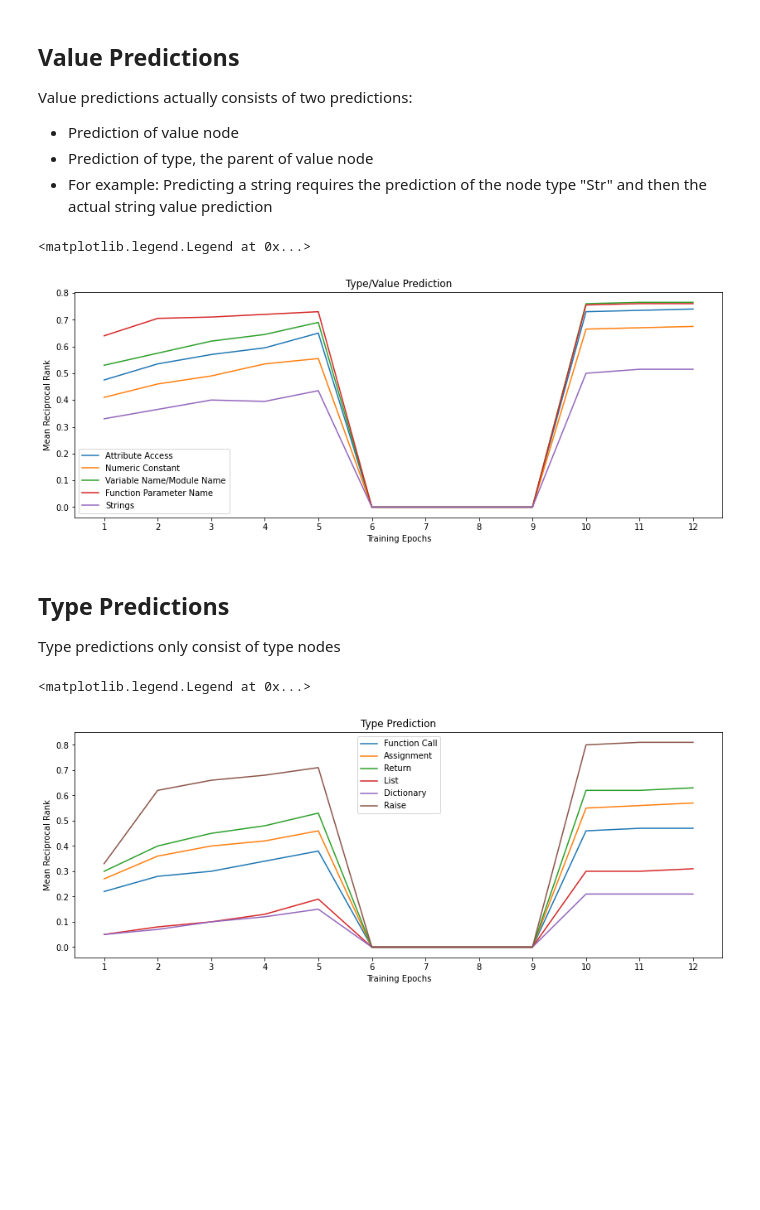
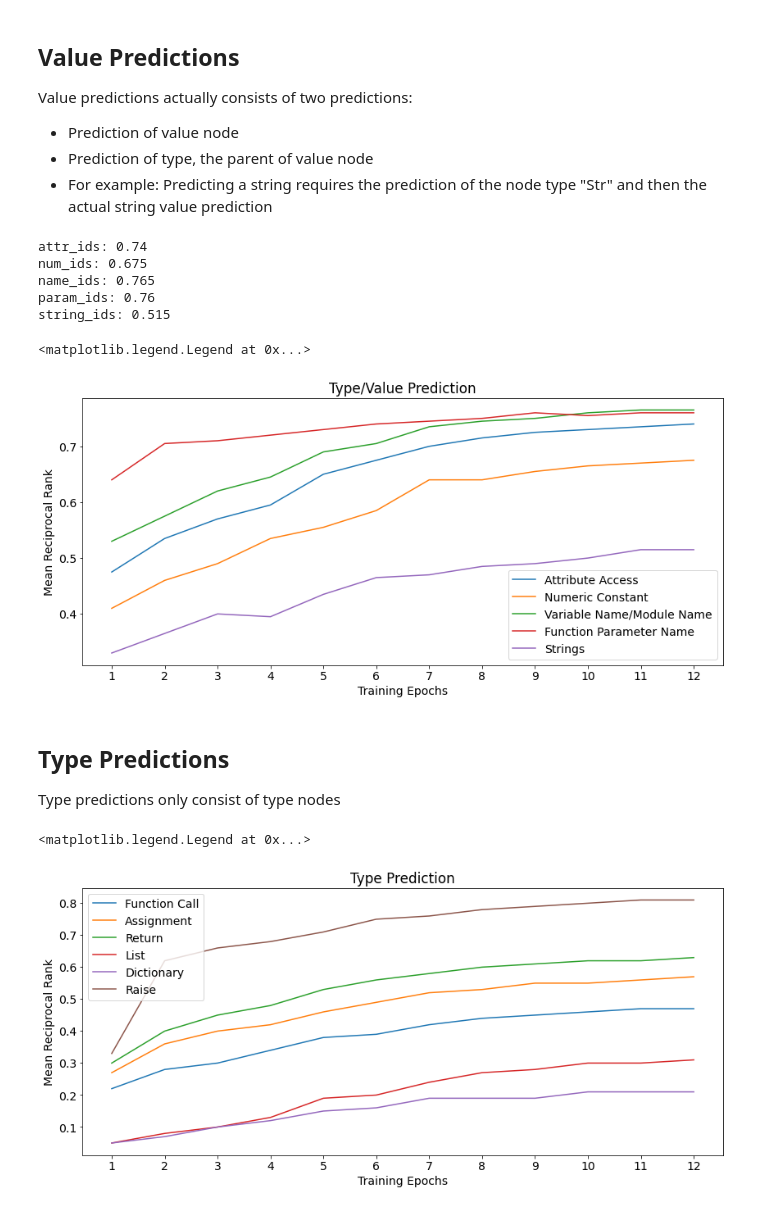
Before and after one commit to llhzm12128/llh-code-prediction-transformer, a Jupyter notebook: rq1.ipynb, the cells around one changed output. Saved outputs shown, nothing was run; the diff lists cells and outputs as text; code cells hidden in the pictures; blank space fills up the shorter version.

```diff
--- a/rq1.ipynb
+++ b/rq1.ipynb
@@ -57,65 +57,72 @@ Epoch 11 model: 2:21h
 
 Epoch 12 model: 2:20h
 # %%
+import pickle
 # Fill list and visualize
 # string_ids is new
 value_scores = {
     "attr_ids": {
-        "t_score": [0.87, 0.96, 0.98, 0.95, 0.96, 0, 0, 0, 0, 0.99, 0.99, 0.99],
-        "v_score": [0.08, 0.11, 0.16, 0.24, 0.34, 0, 0, 0, 0, 0.47, 0.48, 0.49],
+        "t_score": [0.87, 0.96, 0.98, 0.95, 0.96, 0.97, 0.98, 0.99, 0.99, 0.99, 0.99, 0.99],
+        "v_score": [0.08, 0.11, 0.16, 0.24, 0.34, 0.38, 0.42, 0.44, 0.46, 0.47, 0.48, 0.49],
         "label": "Attribute Access"
     },
     "num_ids": {
-        "t_score": [0.36, 0.44, 0.48, 0.55, 0.57, 0, 0, 0, 0, 0.72, 0.72, 0.73],
-        "v_score": [0.46, 0.48, 0.5, 0.52, 0.54, 0, 0, 0, 0, 0.61, 0.62, 0.62],
+        "t_score": [0.36, 0.44, 0.48, 0.55, 0.57, 0.62, 0.7, 0.69, 0.71, 0.72, 0.72, 0.73],
+        "v_score": [0.46, 0.48, 0.5, 0.52, 0.54, 0.55, 0.58, 0.59, 0.6, 0.61, 0.62, 0.62],
         "label": "Numeric Constant"
     },
     "name_ids": {
-        "t_score": [0.86, 0.87, 0.89, 0.89, 0.9, 0, 0, 0, 0, 0.93, 0.93, 0.93],
-        "v_score": [0.2, 0.28, 0.35, 0.4, 0.48, 0, 0, 0, 0, 0.59, 0.6, 0.6],
+        "t_score": [0.86, 0.87, 0.89, 0.89, 0.9, 0.9, 0.92, 0.92, 0.92, 0.93, 0.93, 0.93],
+        "v_score": [0.2, 0.28, 0.35, 0.4, 0.48, 0.51, 0.55, 0.57, 0.58, 0.59, 0.6, 0.6],
         "label": "Variable Name/Module Name"
     },
     "param_ids": {
-        "t_score": [0.8, 0.91, 0.9, 0.9, 0.9, 0, 0, 0, 0, 0.92, 0.92, 0.92],
-        "v_score": [0.48, 0.5, 0.52, 0.54, 0.56, 0, 0, 0, 0, 0.59, 0.6, 0.6],
+        "t_score": [0.8, 0.91, 0.9, 0.9, 0.9, 0.93, 0.92, 0.92, 0.93, 0.92, 0.92, 0.92],
+        "v_score": [0.48, 0.5, 0.52, 0.54, 0.56, 0.55, 0.57, 0.58, 0.59, 0.59, 0.6, 0.6],
         "label": "Function Parameter Name"
     },
     "string_ids": {
-        "t_score": [0.64, 0.7, 0.75, 0.73, 0.78, 0, 0, 0, 0, 0.85, 0.87, 0.87],
-        "v_score": [0.02, 0.03, 0.05, 0.06, 0.09, 0, 0, 0, 0, 0.15, 0.16, 0.16],
+        "t_score": [0.64, 0.7, 0.75, 0.73, 0.78, 0.83, 0.82, 0.84, 0.84, 0.85, 0.87, 0.87],
+        "v_score": [0.02, 0.03, 0.05, 0.06, 0.09, 0.1, 0.12, 0.13, 0.14, 0.15, 0.16, 0.16],
         "label": "Strings"
     }
 }
 type_scores = {
     "call_ids": {
-        "score": [0.22, 0.28, 0.3, 0.34, 0.38, 0, 0, 0, 0, 0.46, 0.47, 0.47],
+        "score": [0.22, 0.28, 0.3, 0.34, 0.38, 0.39, 0.42, 0.44, 0.45, 0.46, 0.47, 0.47],
         "label": "Function Call"
     },
     "assign_ids": {
-        "score": [0.27, 0.36, 0.4, 0.42, 0.46, 0, 0, 0, 0, 0.55, 0.56, 0.57],
+        "score": [0.27, 0.36, 0.4, 0.42, 0.46, 0.49, 0.52, 0.53, 0.55, 0.55, 0.56, 0.57],
         "label": "Assignment"
     },
     "return_ids": {
-        "score": [0.3, 0.4, 0.45, 0.48, 0.53, 0, 0, 0, 0, 0.62, 0.62, 0.63],
+        "score": [0.3, 0.4, 0.45, 0.48, 0.53, 0.56, 0.58, 0.6, 0.61, 0.62, 0.62, 0.63],
         "label": "Return"
     },
     "list_ids": {
-        "score": [0.05, 0.08, 0.1, 0.13, 0.19, 0, 0, 0, 0, 0.3, 0.3, 0.31],
+        "score": [0.05, 0.08, 0.1, 0.13, 0.19, 0.2, 0.24, 0.27, 0.28, 0.3, 0.3, 0.31],
         "label": "List"
     },
     "dict_ids": {
-        "score": [0.05, 0.07, 0.1, 0.12, 0.15, 0, 0, 0, 0, 0.21, 0.21, 0.21],
+        "score": [0.05, 0.07, 0.1, 0.12, 0.15, 0.16, 0.19, 0.19, 0.19, 0.21, 0.21, 0.21],
         "label": "Dictionary"
     },
     "raise_ids": {
-        "score": [0.33, 0.62, 0.66, 0.68, 0.71, 0, 0, 0, 0, 0.8, 0.81, 0.81],
+        "score": [0.33, 0.62, 0.66, 0.68, 0.71, 0.75, 0.76, 0.78, 0.79, 0.8, 0.81, 0.81],
         "label": "Raise"
     }
 }
+
+with open("rq1/scores.pkl", "wb") as fout:
+    pickle.dump({"value_scores": value_scores, "type_scores": type_scores}, fout)
 # %%
 import pickle
 import matplotlib.pyplot as plt
 from matplotlib.pyplot import figure
+from matplotlib import rcParams
+
+rcParams.update({'font.size': 14})
 # %% [markdown]
 ## Value Predictions
 Value predictions actually consists of two predictions:
@@ -125,38 +132,43 @@ Value predictions actually consists of two predictions:
 # %%
 means = {
     "attr_ids": [],
     "num_ids": [],
     "name_ids": [],
     "param_ids": [],
     "string_ids": []
 }
 for key, value in value_scores.items():
     for i in range(len(value["t_score"])):
         means[key].append((value["t_score"][i] + value["v_score"][i])/2)
-
-figure(figsize=(14,5))
+    print("{}: {}".format(key, means[key][-1]))
+figure(figsize=(14,6))
 plt.title("Type/Value Prediction")
 plt.xlabel("Training Epochs")
 plt.ylabel("Mean Reciprocal Rank")
 plt.xticks(list(range(1, 13)))
 for key in means:
     plt.plot(range(1, len(means[key]) + 1), means[key], label=value_scores[key]["label"])
 plt.legend()
 # %% [output]
-<matplotlib.legend.Legend at 0x...>
+attr_ids: 0.74
+num_ids: 0.675
+name_ids: 0.765
+param_ids: 0.76
+string_ids: 0.515
+<matplotlib.legend.Legend at 0x...>
-[figure, old version]
+[figure, new version]
 # %% [markdown]
 ## Type Predictions
 Type predictions only consist of type nodes
 # %%
-figure(figsize=(14,5))
+figure(figsize=(14,6))
 plt.title("Type Prediction")
 plt.xlabel("Training Epochs")
 plt.ylabel("Mean Reciprocal Rank")
 plt.xticks(list(range(1, 13)))
-for key in types:
+for key in type_scores:
     plt.plot(range(1, len(type_scores[key]["score"]) + 1), type_scores[key]["score"], label=type_scores[key]["label"])
 plt.legend()
 # %% [output]
 <matplotlib.legend.Legend at 0x...>
-[figure, old version]
+[figure, new version]
```
Also changed, not shown: parts of 1 cell of this notebook, 4 other files.
